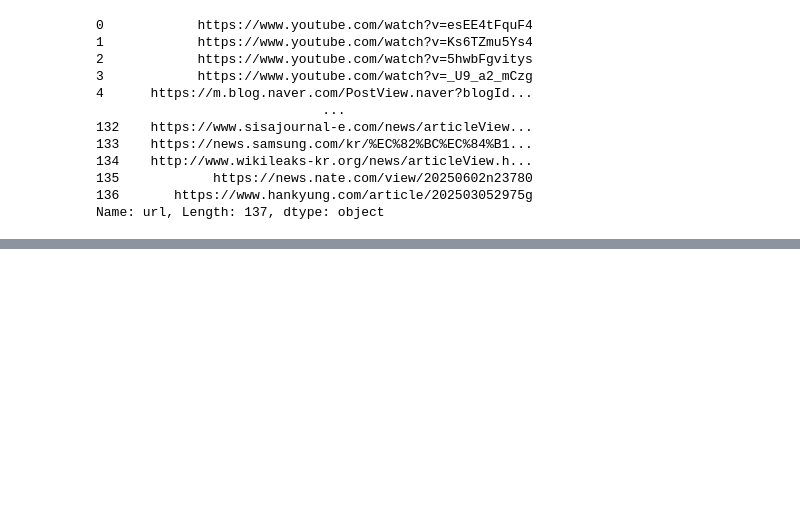
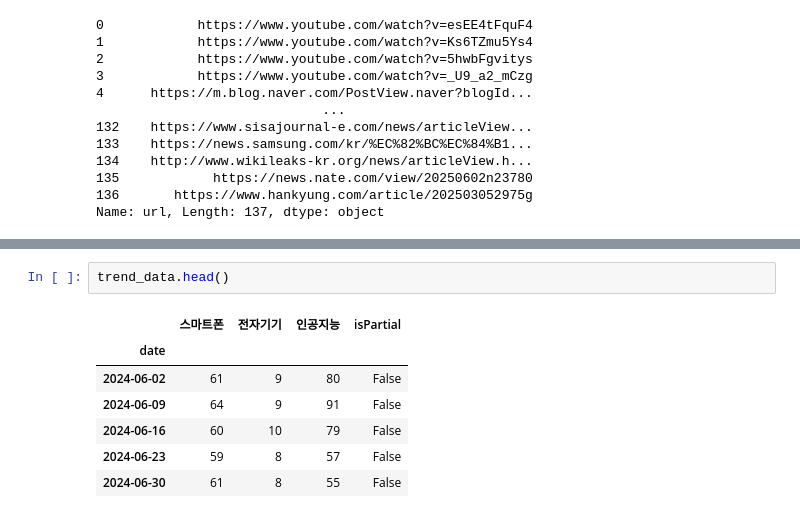
Before and after one commit to MartinusChoi/RealBreif, a Jupyter notebook: comany_analyze.ipynb, the cells around one changed output, grey strips where cells are left out. Drawn from its saved outputs; the diff is of its cells as text; blank space fills up the shorter version.

```diff
--- a/comany_analyze.ipynb
+++ b/comany_analyze.ipynb
@@ -312,0 +399,10 @@ Name: url, Length: 137, dtype: object
+# %%
+trend_data.head()
+# %% [output]
+|  | 스마트폰 | 전자기기 | 인공지능 | isPartial |
+| date |  |  |  |  |
+| 2024-06-02 | 61 | 9 | 80 | False |
+| 2024-06-09 | 64 | 9 | 91 | False |
+| 2024-06-16 | 60 | 10 | 79 | False |
+| 2024-06-23 | 59 | 8 | 57 | False |
+| 2024-06-30 | 61 | 8 | 55 | False |
```
Also changed, not shown: parts of 23 cells of this notebook.
